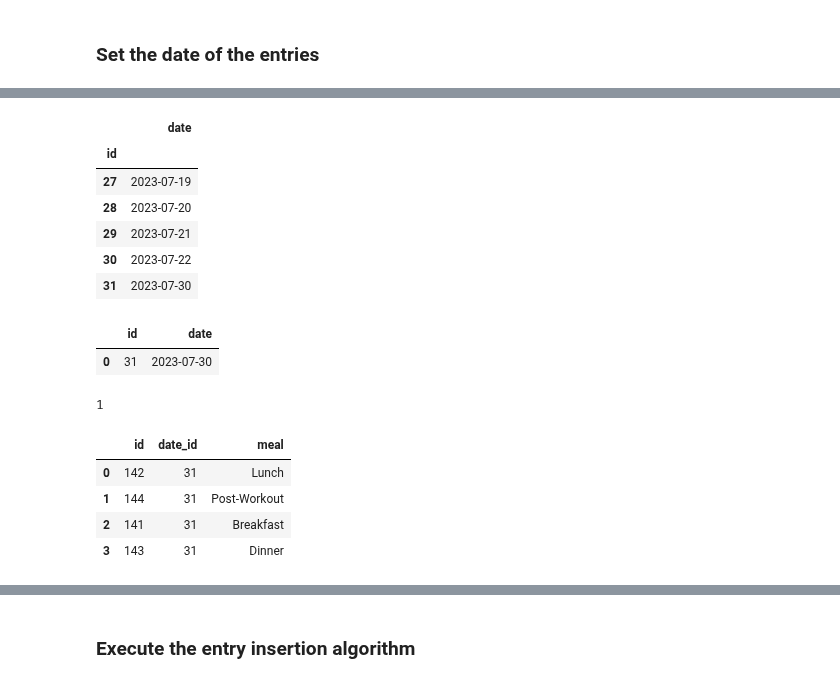
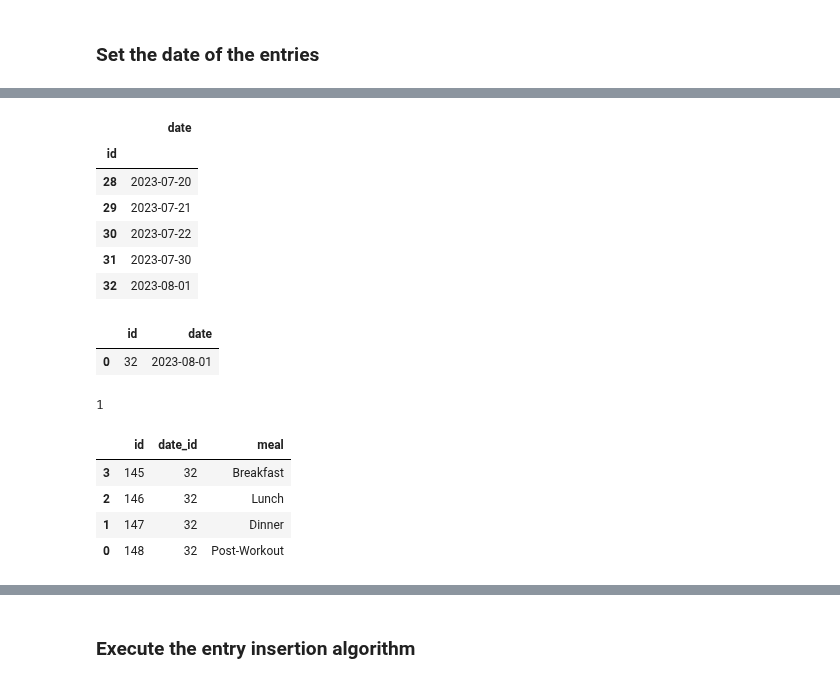
Before and after one commit to Artuk009/NewDIetAndExercise, a Jupyter notebook: Diet_Analysis/diet_v5(Latest).ipynb, the cells around one changed output, grey strips where cells are left out. Saved outputs shown, nothing was run; the diff lists cells and outputs as text; code cells hidden in the pictures.

```diff
--- a/Diet_Analysis/diet_v5(Latest).ipynb
+++ b/Diet_Analysis/diet_v5(Latest).ipynb
@@ -28,18 +28,19 @@ pymysql.install_as_MySQLdb()
 This dataset is pulled from a MySQL database that stores all foods I have consumed by `Year`. We
 will load the data using inner join statements to get the scope of the data.
 # %%
-# Input MySQL username and password.
-username = 'generic_user'
-password = 'generic_password'
+# Input MySQL username and password for grant restricted user.
+username = 'diet_user'
+password = 'diet_user'
+
+# Manually entered for privacy purposes.
+aws_identifier = input('Enter AWS server identifier: ')
 
 # Create the MySQL URL.
-mysql_url = create_engine(f'mysql://{username}:{password}@localhost:3306/diet')
+mysql_url = create_engine(f'mysql://{username}:{password}@aws-diet-exercise-db.{aws_identifier}.us-east-2.rds.amazonaws.com:3306/diet')
 
 # Call MySQL stored procedure to get the current food entries.
-
 current_foods = pd.read_sql('''CALL GetFoodsByMealAndDateFromFoods();''',mysql_url, index_col='id')
 
-
 current_foods.tail(10)
 # %% [output]
 |  | date | meal | food_name | servings | carbs | fats | proteins | calories |
@@ -148,16 +149,16 @@ dates_df.tail()
 # %% [output]
 |  | date |
 | id |  |
-| 27 | 2023-07-19 |
 | 28 | 2023-07-20 |
 | 29 | 2023-07-21 |
 | 30 | 2023-07-22 |
 | 31 | 2023-07-30 |
+| 32 | 2023-08-01 |
 # %%
 new_date = pd.DataFrame([[len(dates_df), pd.to_datetime(date)]], columns=['id','date'])
 new_date
 # %% [output]
 |  | id | date |
-| 0 | 31 | 2023-07-30 |
+| 0 | 32 | 2023-08-01 |
 # %%
 new_date.to_sql('dates_2023', mysql_url, if_exists='append', index=False)
@@ -165,11 +170,12 @@ new_date.to_sql('dates_2023', mysql_url, if_exists='append', index=False)
 1
 # %%
 # The meals table is automatically updated via an insert trigger in the database.
-meals_df = pd.read_sql('SELECT * FROM meals ORDER BY date_id DESC LIMIT 4', mysql_url)
+meals_df = pd.read_sql('SELECT * FROM meals ORDER BY id DESC LIMIT 4', mysql_url)
+meals_df = meals_df.sort_values(by='id')
 meals_df.tail()
 # %% [output]
 |  | id | date_id | meal |
-| 0 | 142 | 31 | Lunch |
-| 1 | 144 | 31 | Post-Workout |
-| 2 | 141 | 31 | Breakfast |
-| 3 | 143 | 31 | Dinner |
+| 3 | 145 | 32 | Breakfast |
+| 2 | 146 | 32 | Lunch |
+| 1 | 147 | 32 | Dinner |
+| 0 | 148 | 32 | Post-Workout |
```
Also changed, not shown: parts of 16 cells of this notebook, 1 other file.
